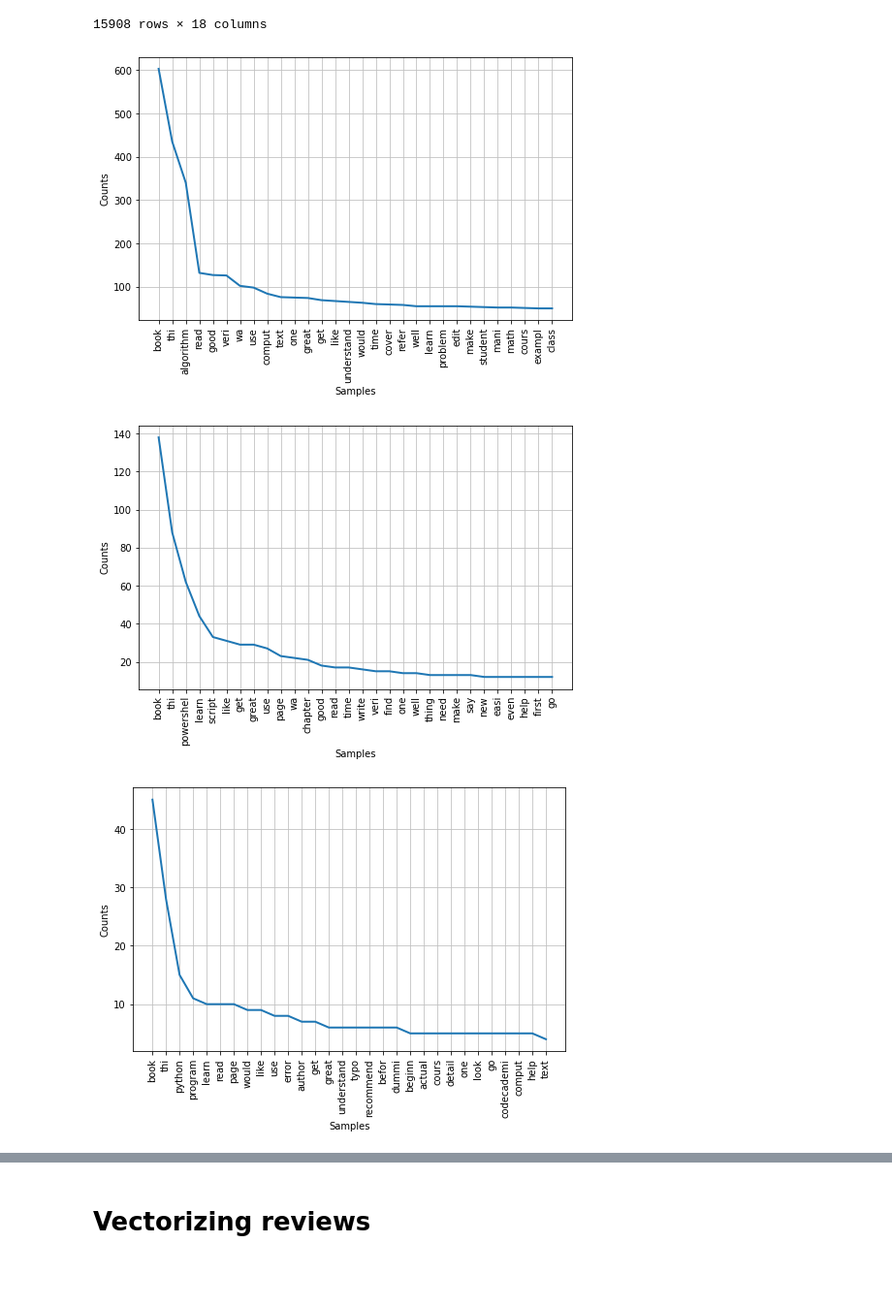
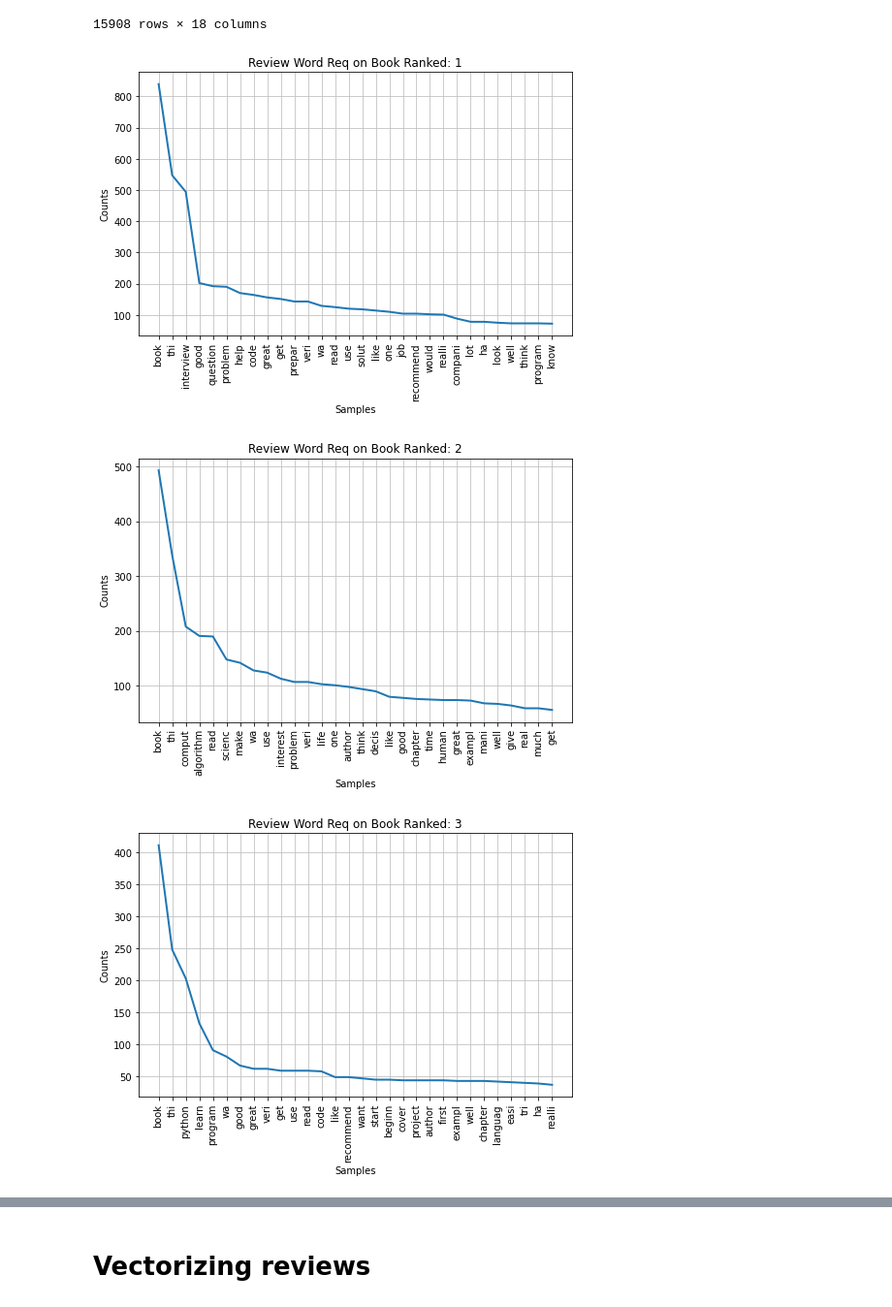
Before and after one commit to JGomez89/Project3-textmining-linearregression, a Jupyter notebook: Technique_1&2.ipynb, the cells around one changed output, grey strips where cells are left out. Shown at 97% size. Saved outputs shown, nothing was run; the diff lists cells and outputs as text; code cells hidden in the pictures; blank space fills up the shorter version.

Commit message:
Create word frequency visuals

```diff
--- a/Technique_1&2.ipynb
+++ b/Technique_1&2.ipynb
@@ -142,30 +142,32 @@ See the caveats in the documentation: https://pandas.pydata.org/pandas-docs/stab
 | 15907 | Reviews/100_1840788119.csv | 100.0 | NaN | R3N05XRTHXF6O4 | only use it for what you need | susan culbertson | https://www.amazon.com/gp/profile... | ... |
 15908 rows × 18 columns
 # %%
+#Plot word frequencies of different ranking books
 
-for rank in range(90,100+1):
+for rank in range(1,4+1):
     review = df['review processed'].copy()
     ranking = df['ranking'].copy()
 
     review = review[ranking==rank]
     ranking = ranking[ranking==rank]
 
     review = review.reset_index(drop='True')
     ranking = ranking.reset_index(drop='True')
 
 
     entire_wordset=[]
     for i in range(review.shape[0]):
         entire_wordset += review[i]
 
     fdist = FreqDist(entire_wordset)
 
     # Frequency Distribution Plot of the top 30 most used words
     plt.figure(figsize=(8,5))
+    plt.title('Review Word Req on Book Ranked: '+str(rank))
     fdist.plot(30,cumulative=False)
 
 plt.show()
 # %% [output]
-[figure, old version]
+[figure, new version]
-[figure, old version]
+[figure, new version]
-[figure, old version]
+[figure, new version]
```
Also changed, not shown: parts of 8 cells of this notebook.
